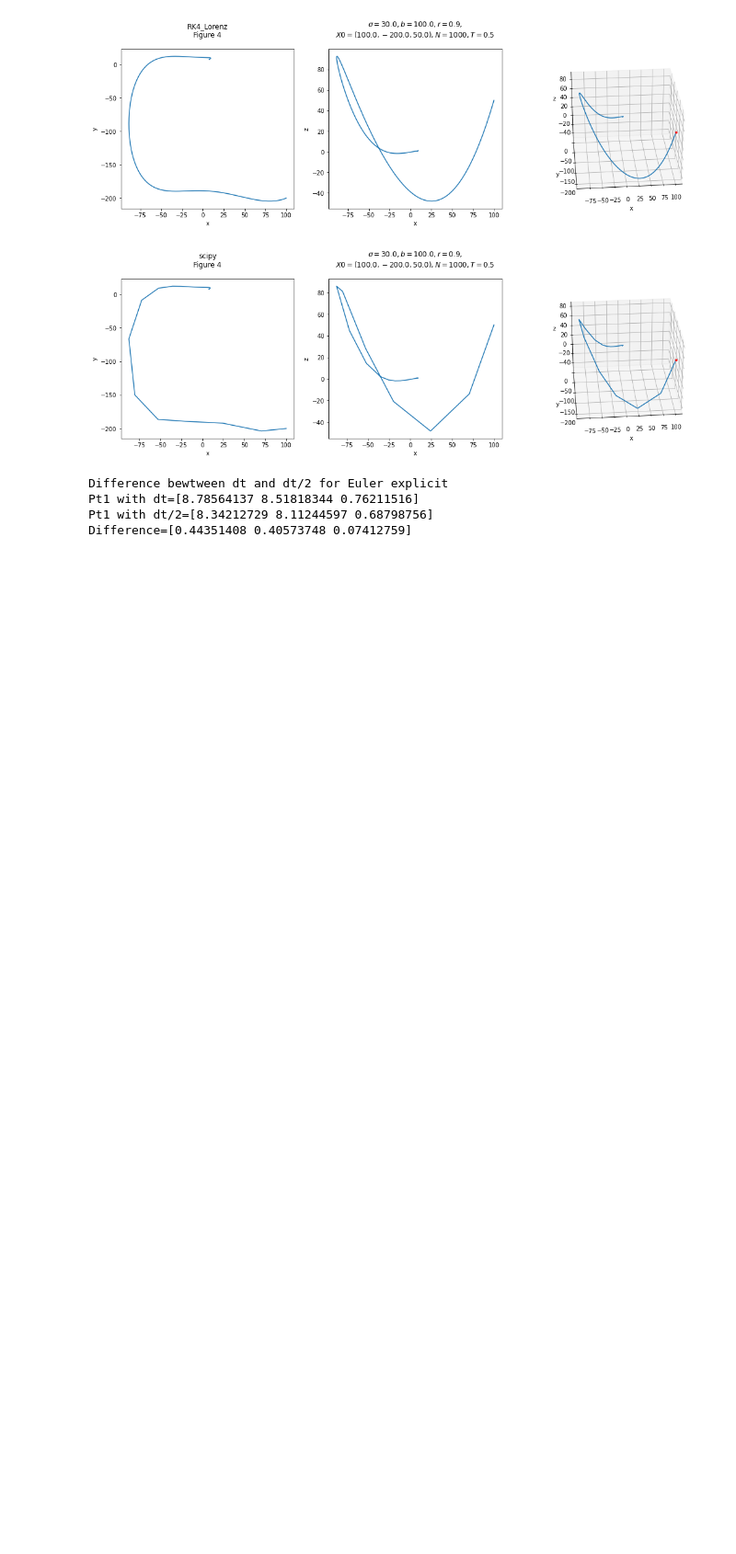
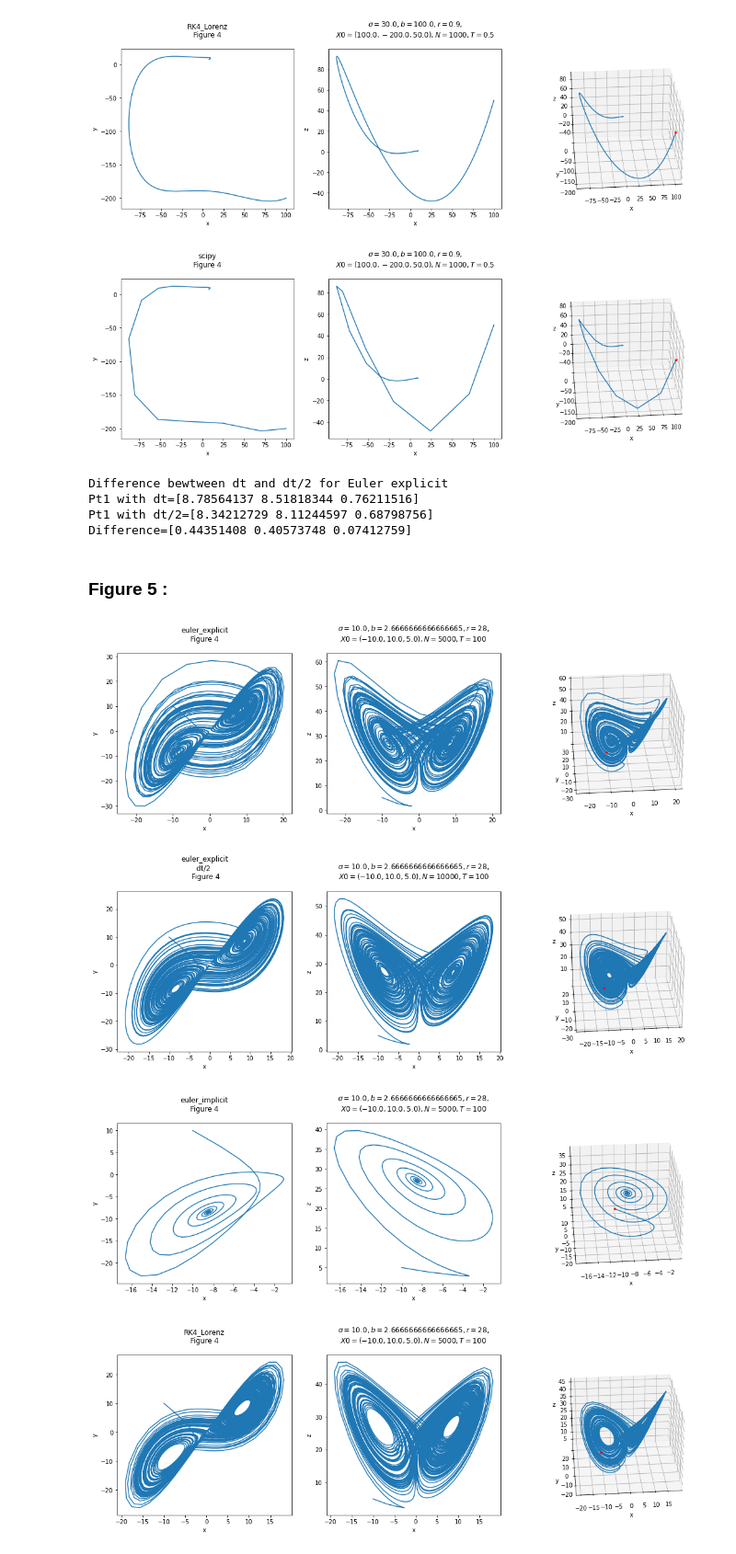
Before and after one commit to master-csmi/2022-m1-lorenz, a Jupyter notebook: resolution_lorenz.ipynb, the cells around one changed output. Shown at 92% size. Drawn from its saved outputs; the diff is of its cells as text; code cells hidden in the pictures; blank space fills up the shorter version.

```diff
--- a/resolution_lorenz.ipynb
+++ b/resolution_lorenz.ipynb
@@ -422,3 +386,23 @@ Difference bewtween dt and dt/2 for Euler explicit
 Pt1 with dt=[8.78564137 8.51818344 0.76211516]
 Pt1 with dt/2=[8.34212729 8.11244597 0.68798756]
 Difference=[0.44351408 0.40573748 0.07412759]
+# %% [markdown]
+### Figure 5 :
+# %%
+γ=(10.,8./3,28) #(σ,b,r)
+X0=(-10.,10.,5.) #(x0,y0,z0)
+N=5000
+T=100
+# %%
+x,y,z=plot_lorenz("Figure 4",euler_explicit,γ,X0,N,T)
+pt_final_dt=np.array([x[-1],y[-1],z[-1]])
+x,y,z=plot_lorenz("dt/2 \n Figure 4",euler_explicit,γ,X0,2*N,T)
+pt_final_dt2=np.array([x[-1],y[-1],z[-1]])
+plot_lorenz("Figure 4",euler_implicit,γ,X0,N,T)
+plot_lorenz("Figure 4",RK4_Lorenz,γ,X0,N,T)
+plot_lorenz("Figure 4",scipy,γ,X0,N,T);
+# %% [output]
+[figure, added]
+[figure, added]
+[figure, added]
+[figure, added]
```
Also changed, not shown: parts of 17 cells of this notebook, 13 other files.
